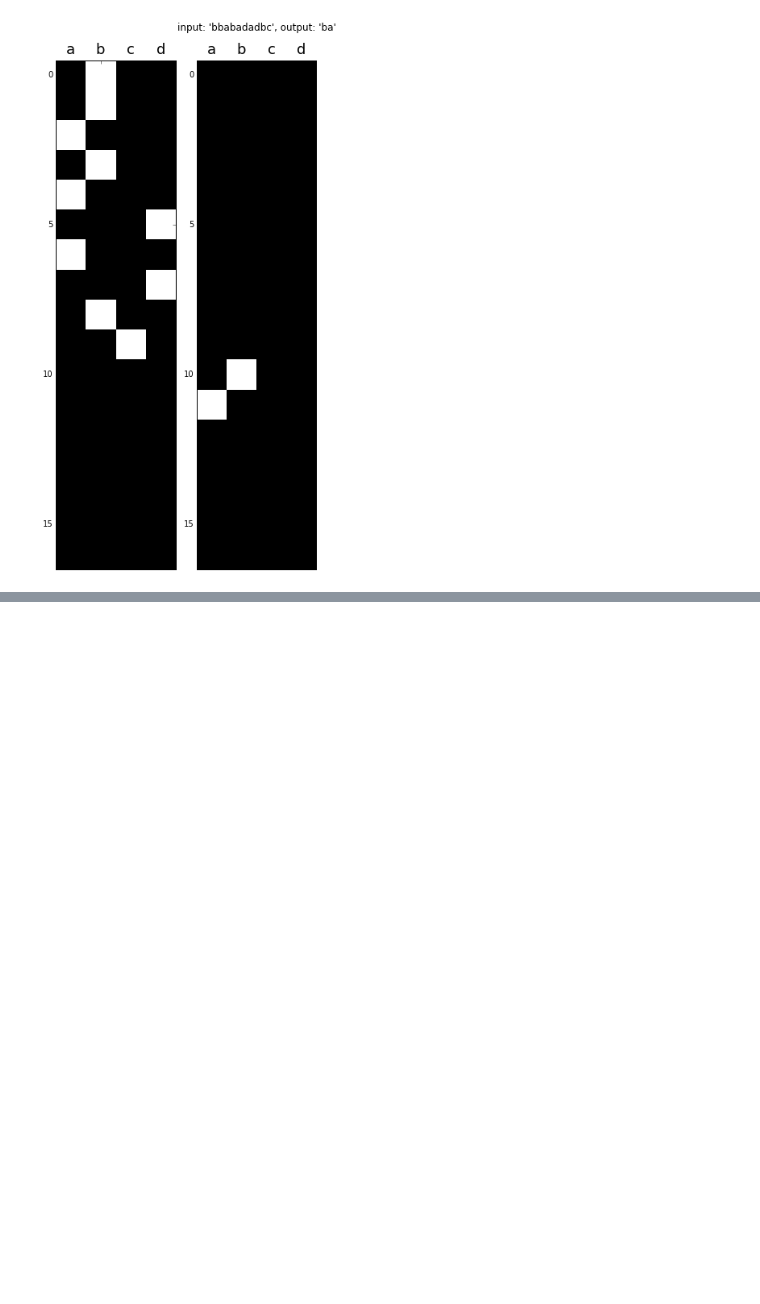
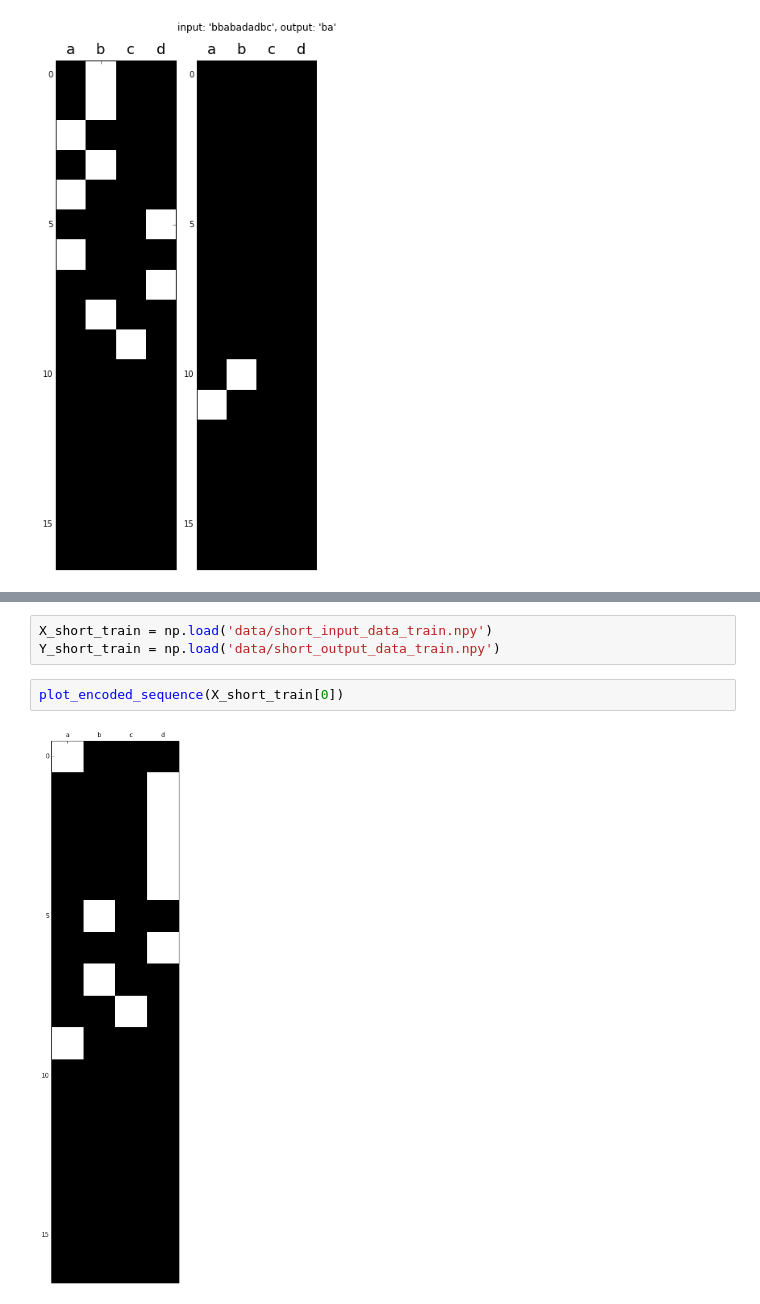
Before and after one commit to deeplearningparis/dl-rnn, a Jupyter notebook: Sequence_Memory_Task.ipynb, the cells around one changed output, grey strips where cells are left out. Saved outputs shown, nothing was run; the diff lists cells and outputs as text; blank space fills up the shorter version.

```diff
--- a/Sequence_Memory_Task.ipynb
+++ b/Sequence_Memory_Task.ipynb
@@ -167,0 +248,7 @@ input_data.shape
+# %%
+X_short_train = np.load('data/short_input_data_train.npy')
+Y_short_train = np.load('data/short_output_data_train.npy')
+# %%
+plot_encoded_sequence(X_short_train[0])
+# %% [output]
+[figure, added]
```
Also changed, not shown: parts of 10 cells of this notebook, 18 other files.
